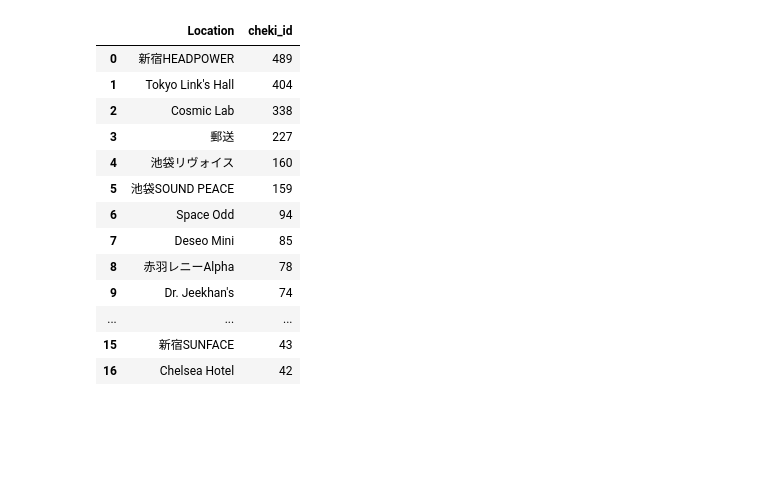
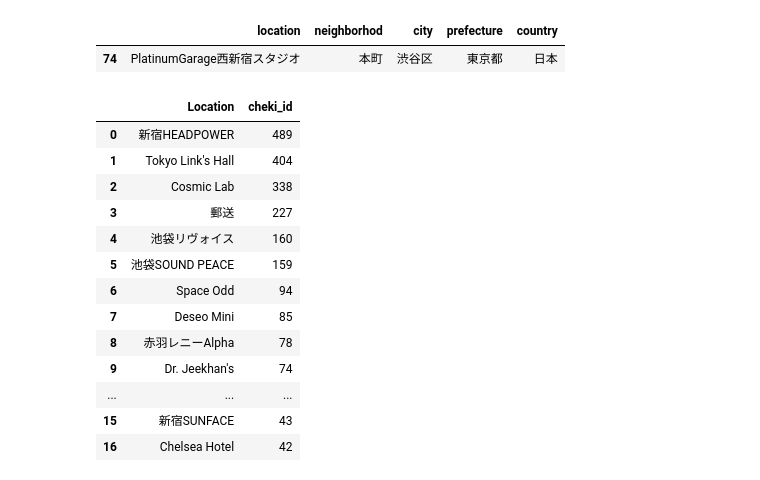
Before and after one commit to wotashu/chekilytics, a Jupyter notebook: notebook.ipynb, the cells around one changed output. Cells and saved outputs as stored; diff of their text form; code cells hidden in the pictures; blank space fills up the shorter version.

Commit message:
add city option

```diff
--- a/notebook.ipynb
+++ b/notebook.ipynb
@@ -19,6 +25,11 @@ df = get_worksheet(sheet_url, 0)
 cheki_df = get_worksheet(sheet_url, 0)
 idol_df = get_worksheet(sheet_url, 1)
 venue_df = get_worksheet(sheet_url, 2)
+# %%
+venue_df[venue_df['location'].str.contains("PlatinumGarage")]
+# %% [output]
+|  | location | neighborhod | city | prefecture | country |
+| 74 | PlatinumGarage西新宿スタジオ | 本町 | 渋谷区 | 東京都 | 日本 |
 # %%
 cheki_df['cheki_id'] = cheki_df.index
 # %%
```
Also changed, not shown: parts of 3 cells of this notebook, 2 other files.
